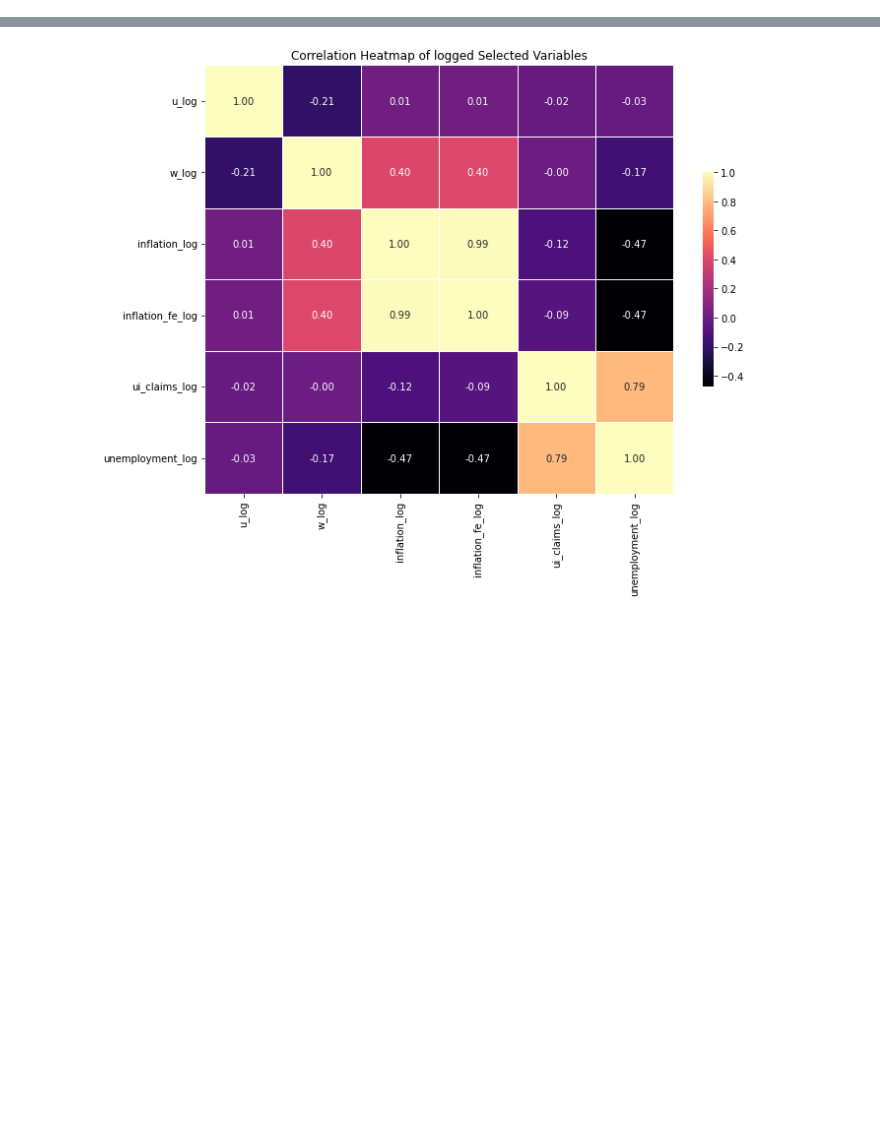
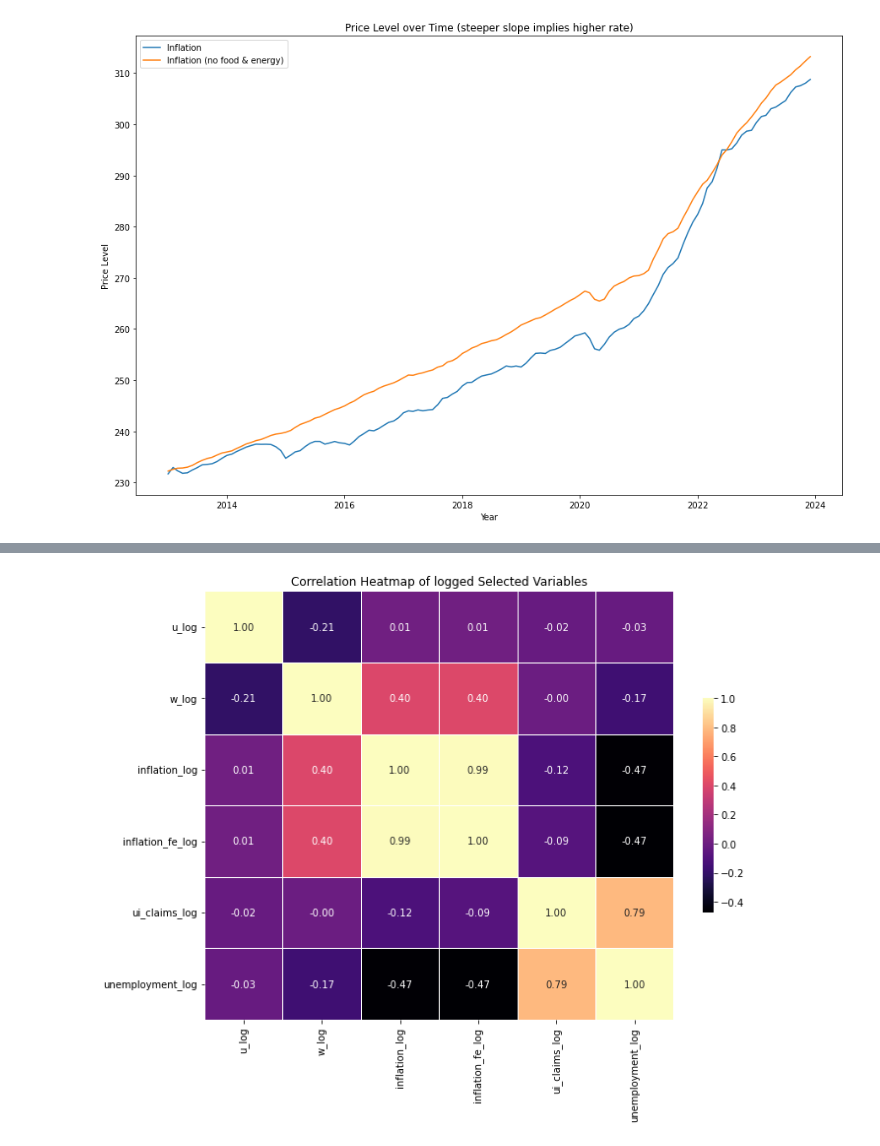
Before and after one commit to Philip-Lacava/ECON-550, a Jupyter notebook: ECON 550 Project.ipynb, the cells around one changed output, grey strips where cells are left out. Saved outputs shown, nothing was run; the diff lists cells and outputs as text; code cells hidden in the pictures; blank space fills up the shorter version.

```diff
--- a/ECON 550 Project.ipynb
+++ b/ECON 550 Project.ipynb
@@ -24,0 +355,19 @@ df.head()
+# %%
+plt.figure(figsize=(15, 10))
+
+# Plotting inflation levels over time
+df_sorted = df.sort_values('date')
+
+# Plotting the sorted data
+plt.plot(df_sorted['date'], df_sorted['inflation'], label='Inflation')
+plt.plot(df_sorted['date'], df_sorted['inflation_no_f_e'], label='Inflation (no food & energy)')
+
+# Adding labels and title
+plt.xlabel('Year')
+plt.ylabel('Price Level')
+plt.title('Price Level over Time (steeper slope implies higher rate)')
+plt.legend()
+
+plt.show()
+# %% [output]
+[figure, added]
```
Also changed, not shown: parts of 39 cells of this notebook.
